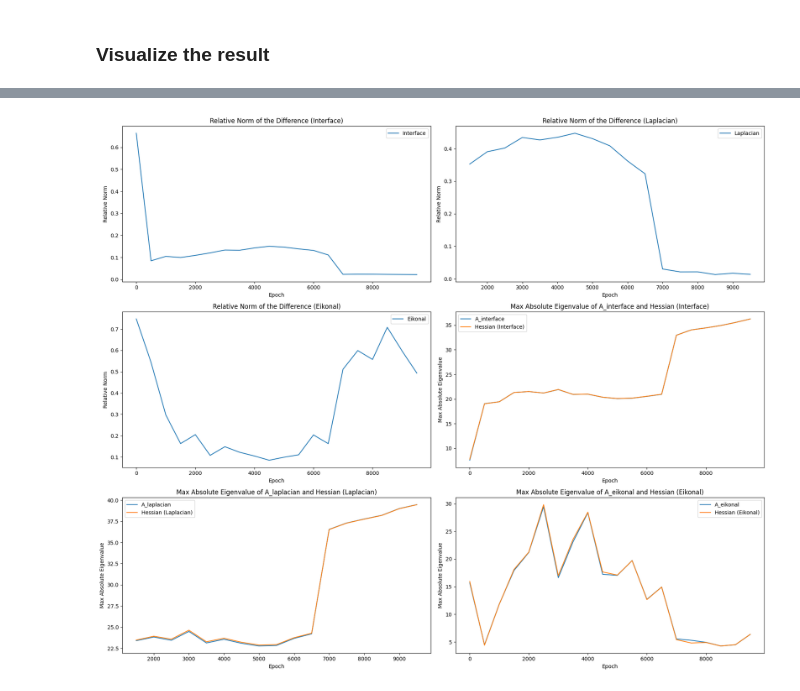
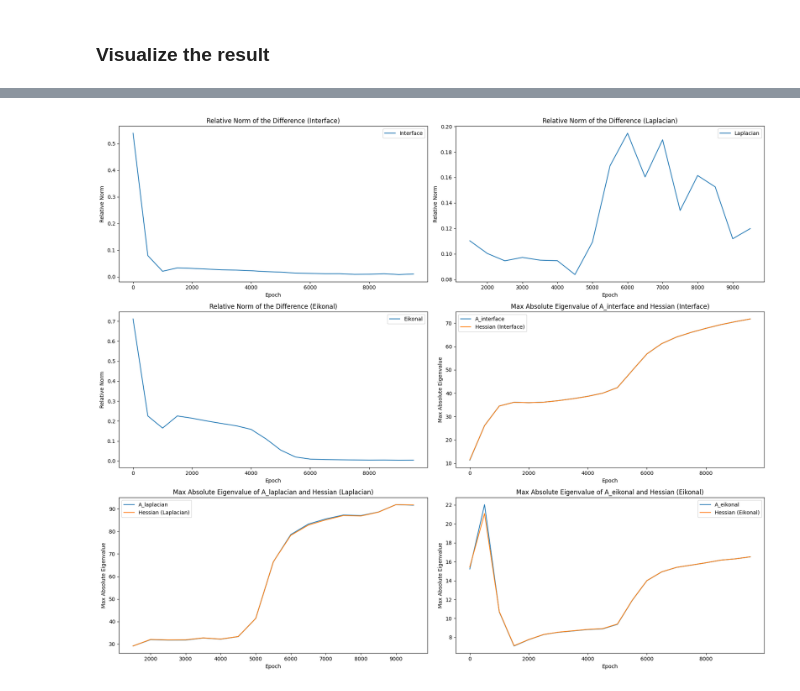
Before and after one commit to JamesAndrewKing/GaussNewtonShapes, a Jupyter notebook: notebooks/minimal_surface_preconditioning_new.ipynb, the cells around one changed output, grey strips where cells are left out. Drawn from its saved outputs; the diff is of its cells as text; code cells hidden in the pictures.

```diff
--- a/notebooks/minimal_surface_preconditioning_new.ipynb
+++ b/notebooks/minimal_surface_preconditioning_new.ipynb
@@ -15,7 +15,7 @@ import k3d
 
 torch.manual_seed(0)
 
-device = 'cuda' ## TODO
+device = 'cpu' ## TODO
 torch.set_default_device(device)
 # %% [markdown]
 ### Define the boundary rectangles
@@ -173,7 +173,7 @@ def calculate_A_laplacian(v_laplacian_phi, params, pts):
 
     # Aggregate Laplacians into a single tensor
     lap_phi_tensor = torch.cat([p.flatten(start_dim=1) for p in lap_phi_at_pts.values()], dim=1)  # Shape: [n_points, n_params]
-    A_laplacian = torch.einsum('bi,bj->ij', lap_phi_tensor, lap_phi_tensor) / len(pts_bndry)
+    A_laplacian = torch.einsum('bi,bj->ij', lap_phi_tensor, lap_phi_tensor) / len(pts)
 
     return A_laplacian
 
@@ -501,32 +508,32 @@ plt.legend()
 
 # Plot maximum absolute eigenvalue of A_interface and Hessian (interface)
 plt.subplot(3, 2, 4)
 plt.plot(log_data['epochs'], log_data['max_abs_eigenvalue_A_interface'], label='A_interface')
 plt.plot(log_data['epochs'], log_data['max_abs_eigenvalue_hessian_interface'], label='Hessian (Interface)')
 plt.xlabel('Epoch')
 plt.ylabel('Max Absolute Eigenvalue')
 plt.title('Max Absolute Eigenvalue of A_interface and Hessian (Interface)')
 plt.legend()
 
 # Plot maximum absolute eigenvalue of A_laplacian and Hessian (laplacian)
 plt.subplot(3, 2, 5)
-plt.plot(log_data['epochs'][3:], log_data['max_abs_eigenvalue_A_laplacian'], label='A_laplacian')
+plt.plot(log_data['epochs'][3:], np.array(log_data['max_abs_eigenvalue_A_laplacian']), label='A_laplacian')
 plt.plot(log_data['epochs'][3:], log_data['max_abs_eigenvalue_hessian_laplacian'], label='Hessian (Laplacian)')
 plt.xlabel('Epoch')
 plt.ylabel('Max Absolute Eigenvalue')
 plt.title('Max Absolute Eigenvalue of A_laplacian and Hessian (Laplacian)')
 plt.legend()
 
 # Plot maximum absolute eigenvalue of A_eikonal and Hessian (eikonal)
 plt.subplot(3, 2, 6)
 plt.plot(log_data['epochs'], log_data['max_abs_eigenvalue_A_eikonal'], label='A_eikonal')
 plt.plot(log_data['epochs'], log_data['max_abs_eigenvalue_hessian_eikonal'], label='Hessian (Eikonal)')
 plt.xlabel('Epoch')
 plt.ylabel('Max Absolute Eigenvalue')
 plt.title('Max Absolute Eigenvalue of A_eikonal and Hessian (Eikonal)')
 plt.legend()
 
 plt.tight_layout()
 plt.show()
 # %% [output]
-[figure, old version]
+[figure, new version]
```
Also changed, not shown: parts of 2 cells of this notebook, 2 other files.
